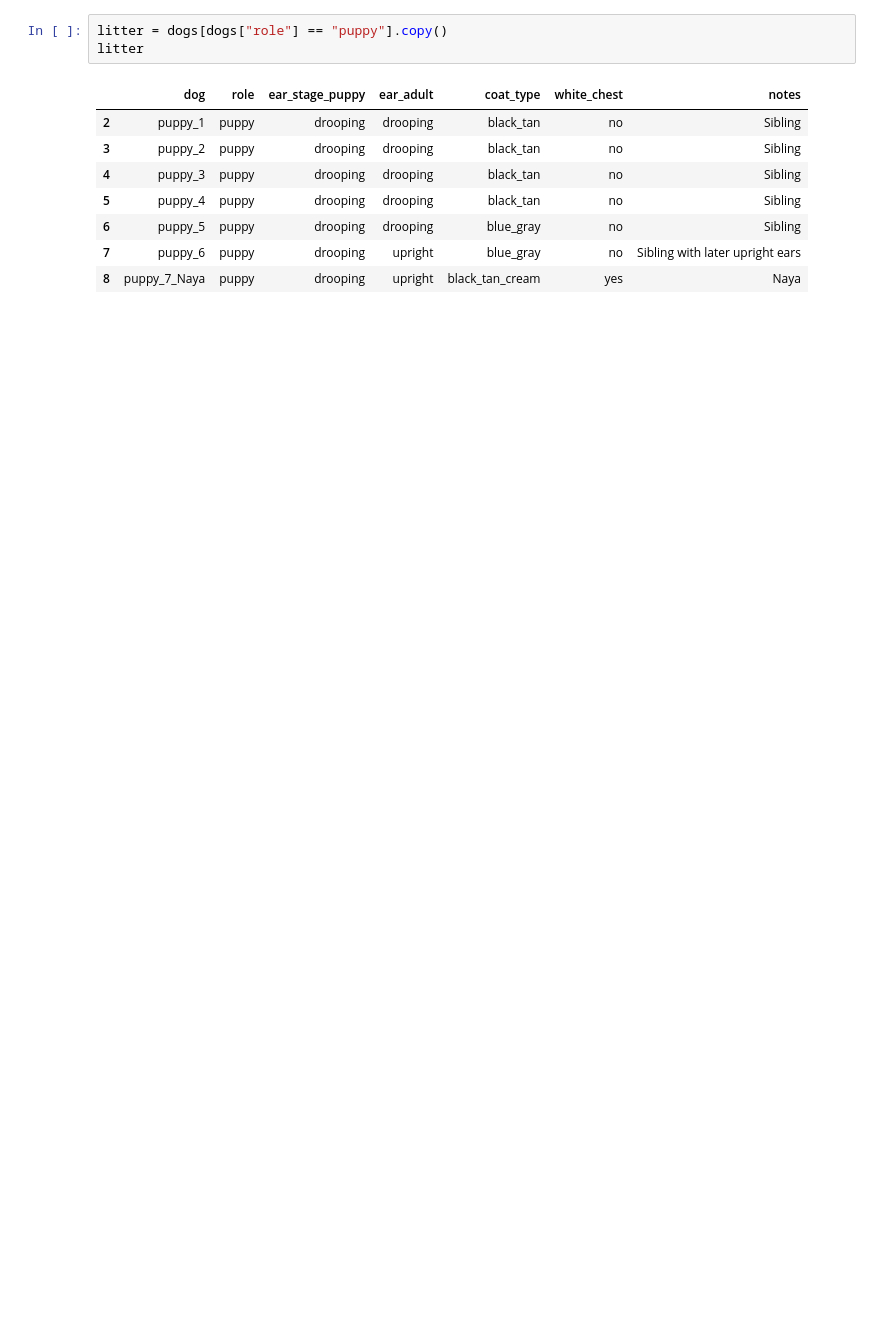
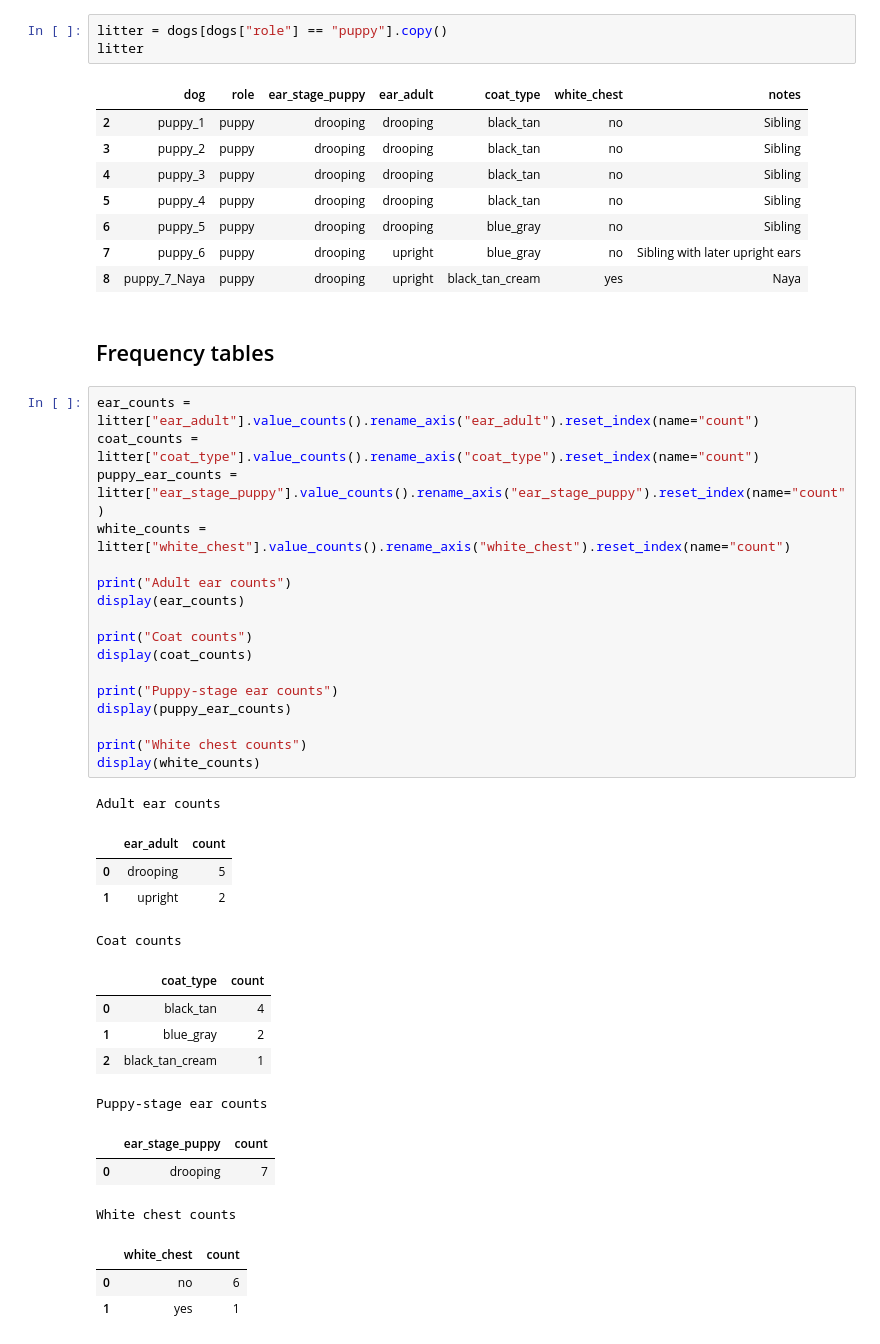
Before and after one commit to Vkp26/Phenotype_traits, a Jupyter notebook: Mydog_phenotype_traits.ipynb, the cells around one changed output. Cells and saved outputs as stored; diff of their text form; blank space fills up the shorter version.

Commit message:
Add files via upload
Added frequency tables with interpretation and added descriptions for table 1 and table 2 from observational dataset

```diff
--- a/Mydog_phenotype_traits.ipynb
+++ b/Mydog_phenotype_traits.ipynb
@@ -116,3 +120,39 @@ litter
 | 6 | puppy_5 | puppy | drooping | drooping | blue_gray | no | Sibling |
 | 7 | puppy_6 | puppy | drooping | upright | blue_gray | no | Sibling with later upright ears |
 | 8 | puppy_7_Naya | puppy | drooping | upright | black_tan_cream | yes | Naya |
+# %% [markdown]
+## Frequency tables
+# %%
+ear_counts = litter["ear_adult"].value_counts().rename_axis("ear_adult").reset_index(name="count")
+coat_counts = litter["coat_type"].value_counts().rename_axis("coat_type").reset_index(name="count")
+puppy_ear_counts = litter["ear_stage_puppy"].value_counts().rename_axis("ear_stage_puppy").reset_index(name="count")
+white_counts = litter["white_chest"].value_counts().rename_axis("white_chest").reset_index(name="count")
+
+print("Adult ear counts")
+display(ear_counts)
+
+print("Coat counts")
+display(coat_counts)
+
+print("Puppy-stage ear counts")
+display(puppy_ear_counts)
+
+print("White chest counts")
+display(white_counts)
+# %% [output]
+Adult ear counts
+|  | ear_adult | count |
+| 0 | drooping | 5 |
+| 1 | upright | 2 |
+Coat counts
+|  | coat_type | count |
+| 0 | black_tan | 4 |
+| 1 | blue_gray | 2 |
+| 2 | black_tan_cream | 1 |
+Puppy-stage ear counts
+|  | ear_stage_puppy | count |
+| 0 | drooping | 7 |
+White chest counts
+|  | white_chest | count |
+| 0 | no | 6 |
+| 1 | yes | 1 |
```
Also changed, not shown: parts of 3 cells of this notebook.
